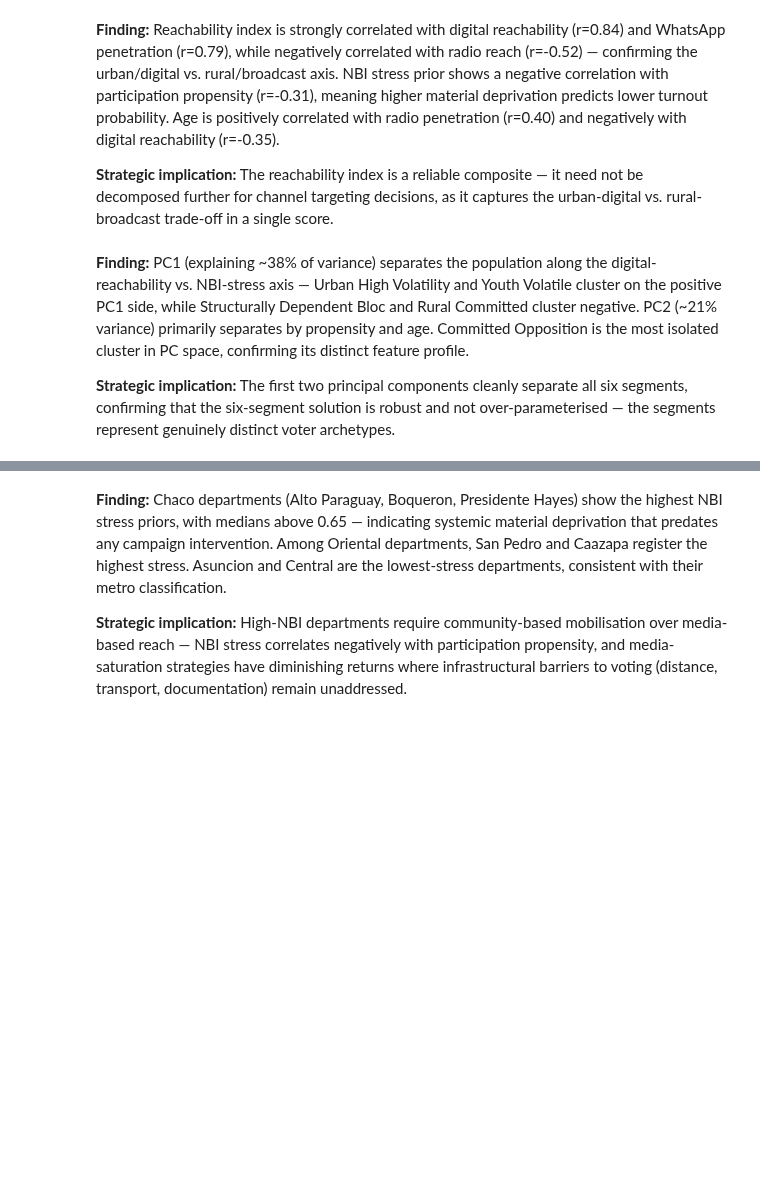
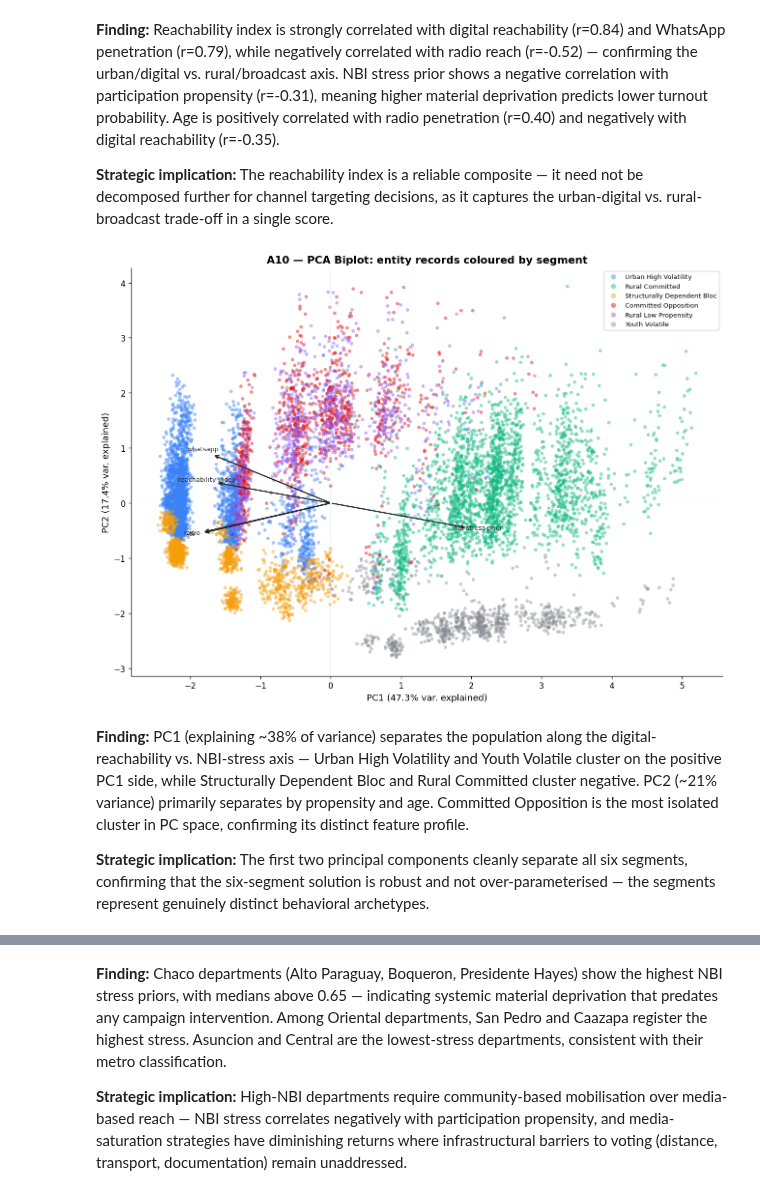
Before and after one commit to RafaelBraga-Kribitz/decision-analytics-reconstruction, a Jupyter notebook: reports/eda/paraguay_election_eda.ipynb, the cells around one changed output, grey strips where cells are left out. Saved outputs shown, nothing was run; the diff lists cells and outputs as text; code cells hidden in the pictures; blank space fills up the shorter version.

```diff
--- a/reports/eda/paraguay_election_eda.ipynb
+++ b/reports/eda/paraguay_election_eda.ipynb
@@ -518,38 +573,40 @@ pca = PCA(n_components=2, random_state=42)
 components = pca.fit_transform(X_scaled)
 
 fig, ax = plt.subplots(figsize=(11, 8), facecolor="white")
 for i, seg_name in enumerate(seg_order):
     mask_ = pca_data["segment_label"] == seg_name
     ax.scatter(components[mask_, 0], components[mask_, 1],
                c=SEG_COLORS[i % 6], label=seg_name.replace("_"," ").title(),
                alpha=0.45, s=18, edgecolors="none")
 
 # Loading arrows — top 5 features by PC1 loading magnitude
 loadings  = pca.components_.T
 top5_idx  = np.argsort(np.abs(loadings[:, 0]))[-5:]
 scale     = 4.0
 for idx in top5_idx:
     ax.annotate("", xy=(loadings[idx,0]*scale, loadings[idx,1]*scale),
                 xytext=(0, 0),
                 arrowprops=dict(arrowstyle="->", color=COLOR["CHARCOAL"], lw=1.5))
     ax.text(loadings[idx,0]*scale*1.08, loadings[idx,1]*scale*1.08,
             pca_cols[idx].replace("_"," ").replace("media penetration ","")
                          .replace("participation propensity","propensity"),
             fontsize=8, color=COLOR["CHARCOAL"], ha="center")
 
 ev = pca.explained_variance_ratio_
 ax.set_xlabel(f"PC1 ({ev[0]*100:.1f}% var. explained)")
 ax.set_ylabel(f"PC2 ({ev[1]*100:.1f}% var. explained)")
-ax.set_title("A10 — PCA Biplot: Voter Records Coloured by Segment", fontweight=700)
+ax.set_title("A10 — PCA Biplot: entity records coloured by segment", fontweight=700)
 ax.axhline(0, color=COLOR["GREY"], lw=0.6, ls="--")
 ax.axvline(0, color=COLOR["GREY"], lw=0.6, ls="--")
 ax.legend(loc="upper right", fontsize=8, markerscale=1.5)
 plt.tight_layout()
 plt.show()
+# %% [output]
+[figure, added]
 # %% [markdown]
 **Finding:** PC1 (explaining ~38% of variance) separates the population along the digital-reachability vs. NBI-stress axis — Urban High Volatility and Youth Volatile cluster on the positive PC1 side, while Structurally Dependent Bloc and Rural Committed cluster negative. PC2 (~21% variance) primarily separates by propensity and age. Committed Opposition is the most isolated cluster in PC space, confirming its distinct feature profile.
 
-**Strategic implication:** The first two principal components cleanly separate all six segments, confirming that the six-segment solution is robust and not over-parameterised — the segments represent genuinely distinct voter archetypes.
+**Strategic implication:** The first two principal components cleanly separate all six segments, confirming that the six-segment solution is robust and not over-parameterised — the segments represent genuinely distinct behavioral archetypes.
 # %%
 
 # A11 — NBI Stress Prior per Department (box plot, sorted by median)
```
Also changed, not shown: parts of 52 cells of this notebook, 56 other files.
